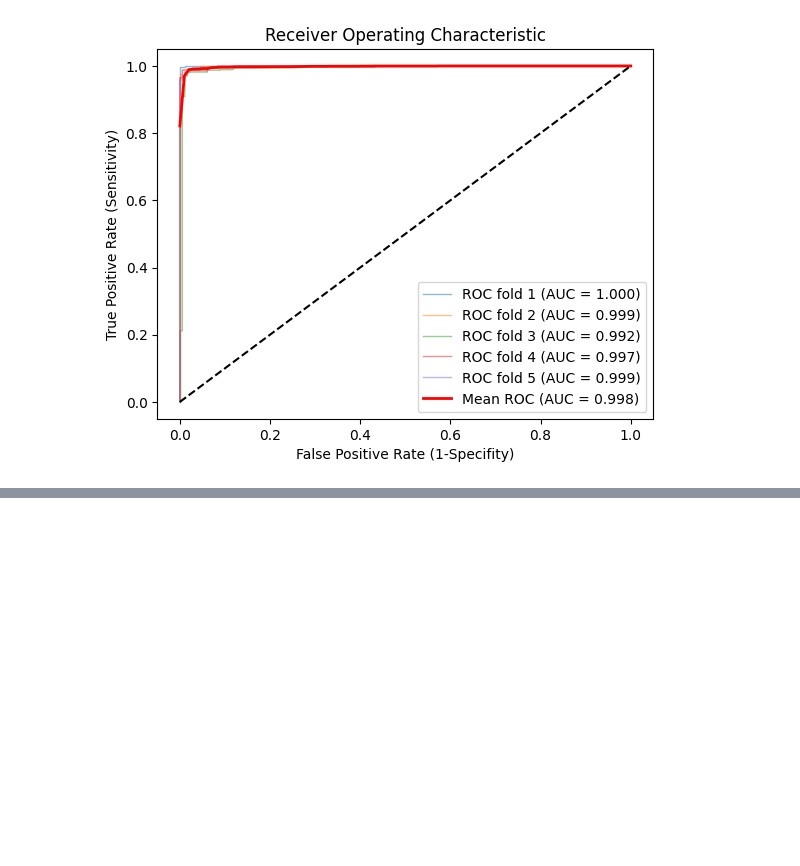
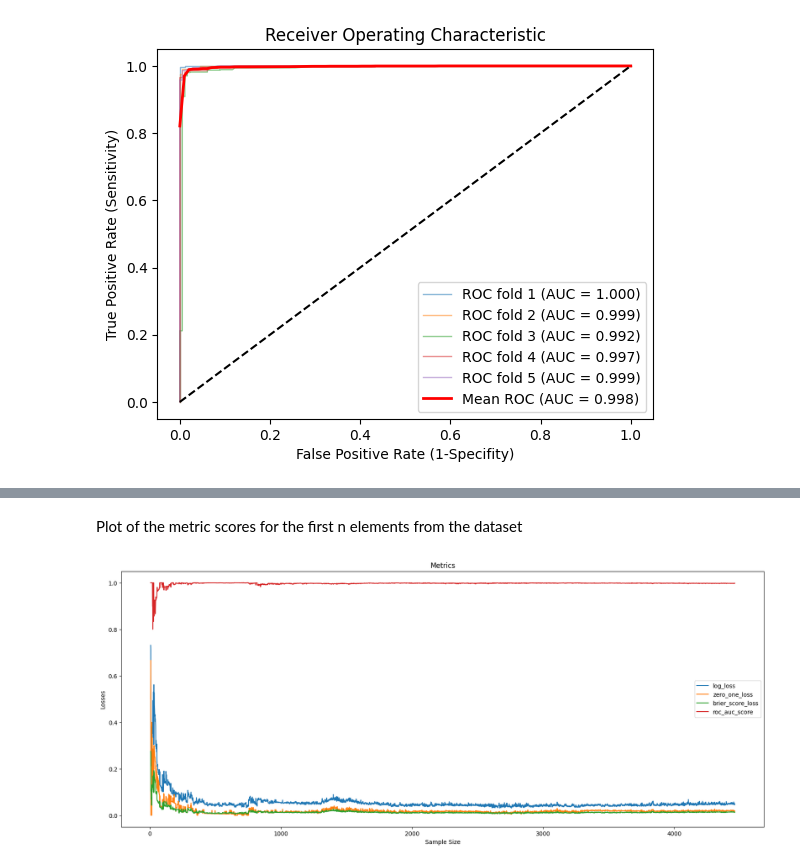
Before and after one commit to Grenka054/SDT-Labs, a Jupyter notebook: lab5_metrics.ipynb, the cells around one changed output, grey strips where cells are left out. Saved outputs shown, nothing was run; the diff lists cells and outputs as text; code cells hidden in the pictures; blank space fills up the shorter version.

```diff
--- a/lab5_metrics.ipynb
+++ b/lab5_metrics.ipynb
@@ -131,0 +134,5 @@ plt.show()
+# %%
+from sklearn.utils import shuffle
+
+X_shuffled, y_shuffled = shuffle(X, y, random_state=0)
+y_shuffled
@@ -131,0 +149,34 @@ plt.show()
+# %% [markdown]
+Plot of the metric scores for the first n elements from the dataset
+# %%
+from sklearn.metrics import log_loss, zero_one_loss, brier_score_loss, roc_auc_score
+from tqdm.notebook import tqdm
+vals = np.arange(6, len(X))
+
+metrics = [log_loss, zero_one_loss, brier_score_loss, roc_auc_score]
+metric_dict = {loss_function: [] for loss_function in metrics}
+
+for num in tqdm(vals):
+    X_train, X_test, y_train, y_test = train_test_split(X_shuffled[:num], y_shuffled[:num], test_size=0.3, random_state=42, stratify=y_shuffled[:num])
+
+    logreg.fit(X_train, y_train)
+    y_pred = logreg.predict(X_test)
+    y_proba = logreg.predict_proba(X_test)
+    for metric in metrics:
+        if metric is zero_one_loss:
+            loss = metric(y_test, y_pred)
+        else:
+            loss = metric(y_test, y_proba[:, 1])
+        metric_dict[metric].append(loss)
+# %%
+plt.figure(figsize=(20,8))
+for metric in metrics:
+    loss = metric(y_test, y_pred)
+    plt.plot(vals, metric_dict[metric], label=metric.__name__)
+plt.legend()
+plt.title("Metrics")
+plt.xlabel("Sample Size")
+plt.ylabel("Losses")
+plt.show()
+# %% [output]
+[figure, added]
```
Also changed, not shown: parts of 3 cells of this notebook.
